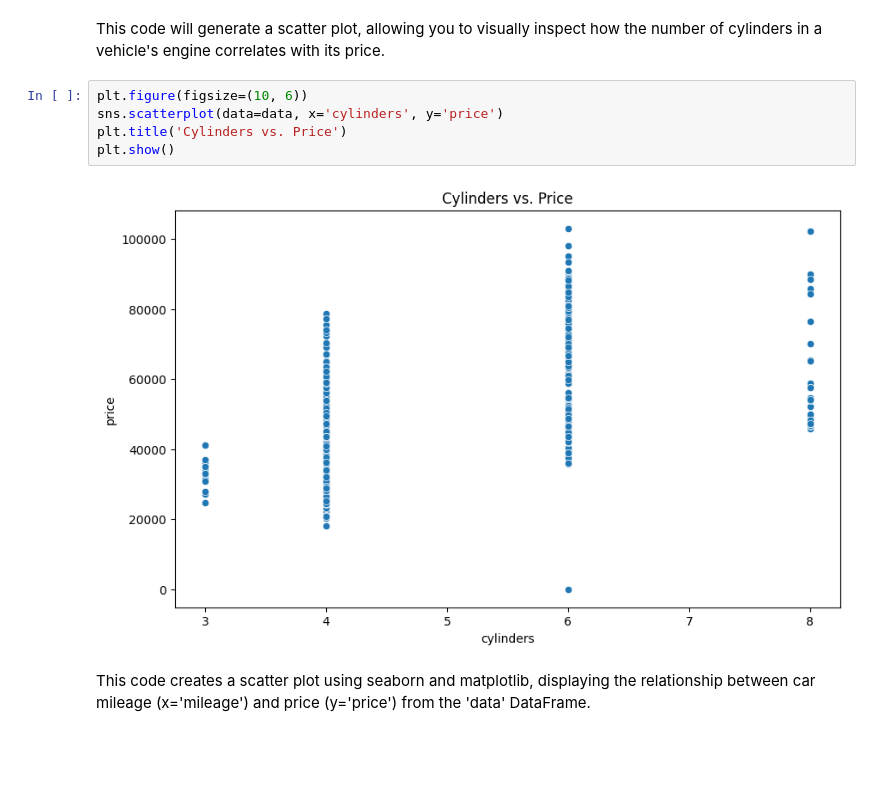
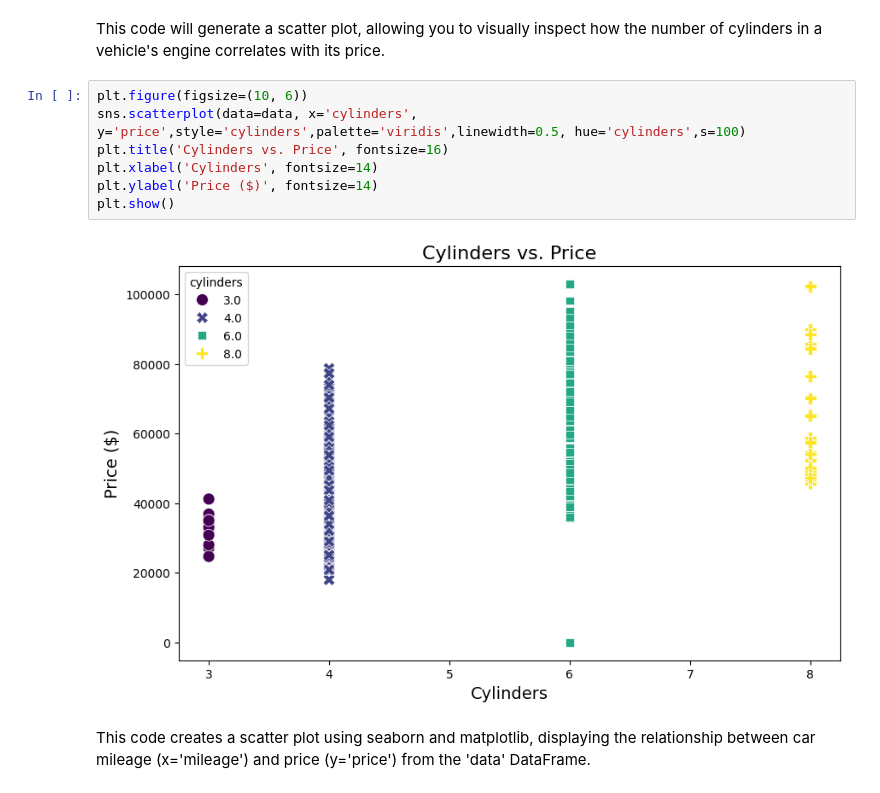
Before and after one commit to chetu5580/project2, a Jupyter notebook: vehicle.ipynb, the cells around one changed output. Saved outputs shown, nothing was run; the diff lists cells and outputs as text; blank space fills up the shorter version.

```diff
--- a/vehicle.ipynb
+++ b/vehicle.ipynb
@@ -204,11 +204,13 @@ o2=data["price"].plot(kind="box")
 This code will generate a scatter plot, allowing you to visually inspect how the number of cylinders in a vehicle's engine correlates with its price.
 # %%
 plt.figure(figsize=(10, 6))
-sns.scatterplot(data=data, x='cylinders', y='price')
-plt.title('Cylinders vs. Price')
+sns.scatterplot(data=data, x='cylinders', y='price',style='cylinders',palette='viridis',linewidth=0.5, hue='cylinders',s=100)
+plt.title('Cylinders vs. Price', fontsize=16)
+plt.xlabel('Cylinders', fontsize=14)
+plt.ylabel('Price ($)', fontsize=14)
 plt.show()
 # %% [output]
-[figure, old version]
+[figure, new version]
 # %% [markdown]
 This code creates a scatter plot using seaborn and matplotlib, displaying the relationship between car mileage (x='mileage') and price (y='price') from the 'data' DataFrame.
 # %%
```
Also changed, not shown: parts of 6 cells of this notebook.
